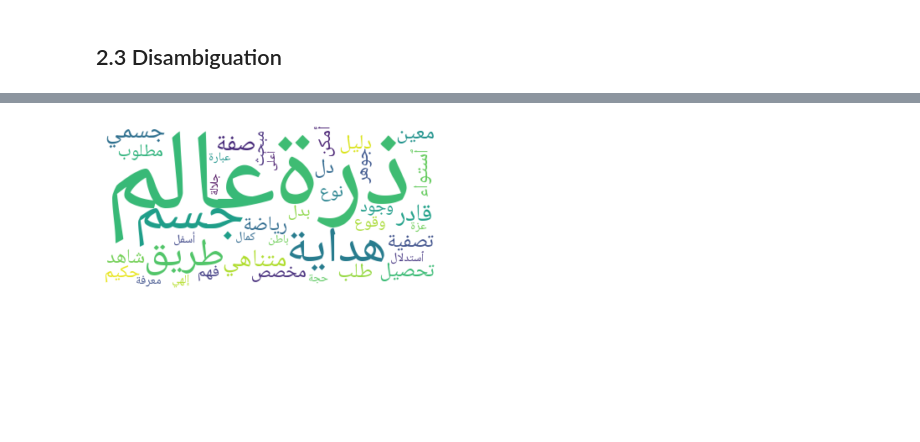
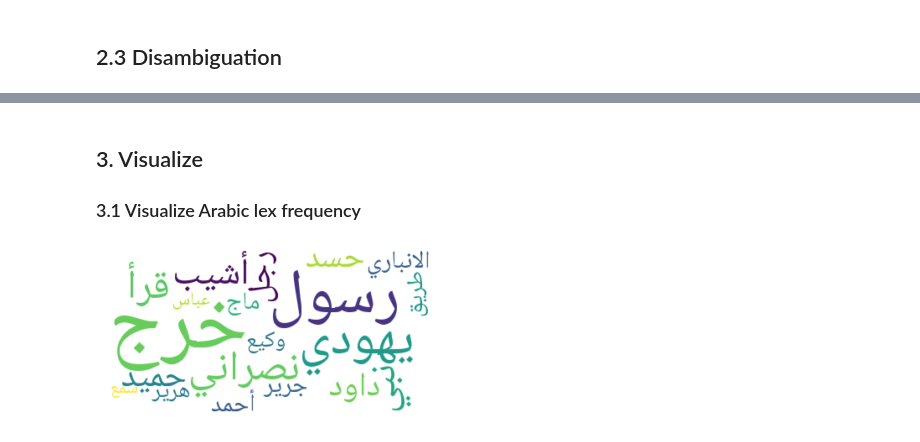
Before and after one commit to apbernhard/altafsir_scraper, a Jupyter notebook: ScrapeBook Word-Frequencies.ipynb, the cells around one changed output, grey strips where cells are left out. Drawn from its saved outputs; the diff is of its cells as text; code cells hidden in the pictures; blank space fills up the shorter version.

```diff
--- a/ScrapeBook Word-Frequencies.ipynb
+++ b/ScrapeBook Word-Frequencies.ipynb
@@ -1,5 +1,9 @@
 # %% [markdown]
 # 1 Corpus beschaffen importieren
+# %%
+TafsirId = 26
+Sura = 1
+Aya = 6
 # %%
 import create_record as cr
 import pandas as pd
@@ -25,11 +26,11 @@ from camel_tools.utils.normalize import normalize_unicode
 from camel_tools.utils.dediac import dediac_ar
 
 
-def reduce_to_archarset(text):
+def reduce_charset(text):
     import re
     # Remove non-arabic characters
-    nonarab_chars = '[^\u0621-\u064A ]'
-    text = re.sub(nonarab_chars, ' ', text)
+    chars_excluded = '[^\u0621-\u064A ]'
+    text = re.sub(chars_excluded, ' ', text)
     return text
 
 def remove_aya(text):
@@ -67,7 +68,7 @@ def normalizer(string):
     string_normalized = remove_eulogies(string_normalized)
 
     #reduce to arabic charset
-    string_normalized = reduce_to_archarset(string_normalized)
+    string_normalized = reduce_charset(string_normalized)
     return string_normalized
 
 
@@ -117,0 +92,6 @@ reducable
+# %%
+from camel_tools.utils.normalize import normalize_alef_ar
+from camel_tools.utils.dediac import dediac_ar
+
+for i, val in enumerate(corpus["disambig"]):
+    corpus["disambig"][i].dediaced = normalize_alef_ar(dediac_ar(val.analyses[0].analysis["lex"]))
@@ -117,0 +101,5 @@ reducable
+# %%
+for i in enumerate(corpus["disambig"]):
+    if corpus["disambig"][i[0]].analyses[0].analysis["pos"] in ("conj", "prep", "pron", "abbrev", "pron_dem", "conj_sub"):
+        corpus["disambig"].pop(i[0])
+        print(i)
@@ -140,30 +169,33 @@ stwrem = stopwords(reducable, stpws)[1]
+# %% [markdown]
+## 3. Visualize
+### 3.1 Visualize Arabic lex frequency
 # %%
 from collections import Counter
 
-from wordcloud import WordCloud          # pip install wordcloud
+from wordcloud import WordCloud
 import matplotlib.pyplot as plt
-# -- Arabic text dependencies
-from arabic_reshaper import reshape      # pip install arabic-reshaper
-from bidi.algorithm import get_display   # pip install python-bidi
+
+# for Arabic text
+from arabic_reshaper import reshape
+from bidi.algorithm import get_display
 
 rtl = lambda w: get_display(reshape(f'{w}'))
 
-COUNTS = Counter(stwkeep)
-counts = {k:v for k, v in COUNTS.most_common(40)}
-counts_rtl = {rtl(k):v for k, v in COUNTS.most_common(40)}
+COUNTS = Counter([v.analyses[0].analysis["lex"] for v in corpus["disambig"]])
+counts = {rtl(k):v for k, v in COUNTS.most_common(20)}
 
 # Output to file
 with open(f"./output/freqs_{TafsirId}_{Sura}_{Aya}.csv", 'w', encoding="utf-8") as f:
     for key in counts.keys():
         f.write("%s, %s\n" % (key, counts[key]))
 
 
 # output to graphics and file
 font_file = './assets/NotoNaskhArabic-Regular.ttf'
-wordcloud = WordCloud(font_path=font_file, background_color="white").generate_from_frequencies(counts_rtl)
-wordcloud.to_file(f"./output/wc_{TafsirId}_{Sura}_{Aya}.png")
+wordcloud = WordCloud(font_path=font_file, background_color="white").generate_from_frequencies(counts)
+wordcloud.to_file(f"./output/{TafsirId}_{Sura}_{Aya}_wc_lex.png")
 plt.imshow(wordcloud, interpolation="bilinear")
 plt.axis("off")
 plt.show()
 # %% [output]
-[figure, old version]
+[figure, new version]
```
Also changed, not shown: parts of 20 cells of this notebook, 28 other files.
